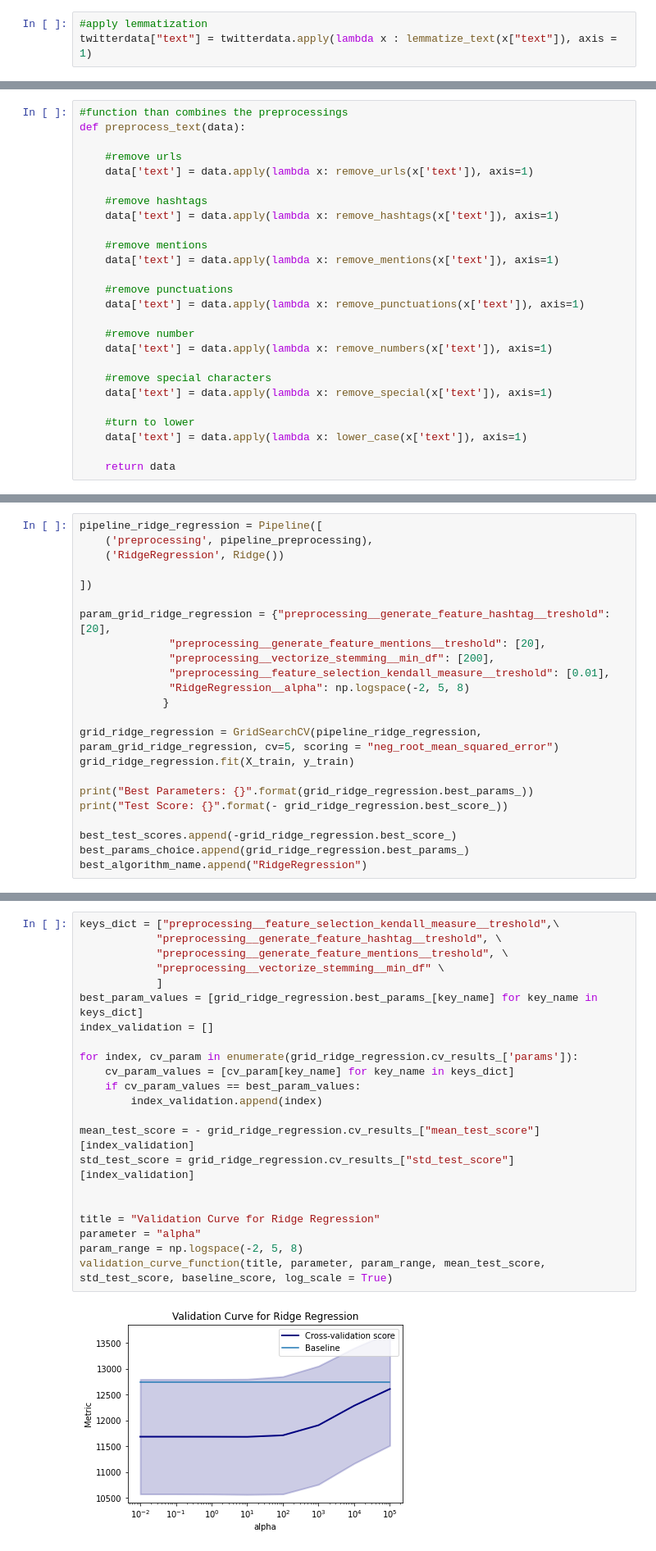
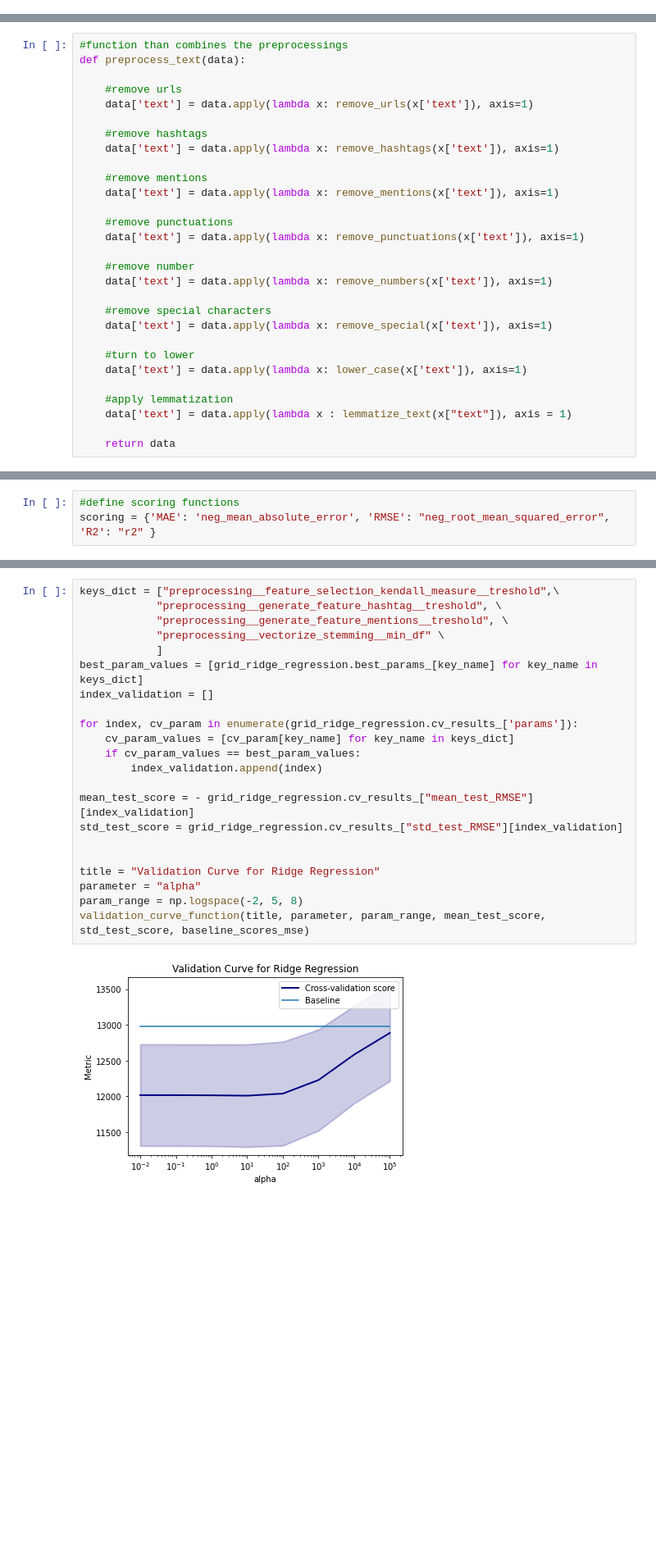
Before and after one commit to JakobLangenbahn/predict_realdonaldtrump_retweets, a Jupyter notebook: Predicting Trumps Retweets.ipynb, the cells around one changed output, grey strips where cells are left out. Shown at 82% size. Drawn from its saved outputs; the diff is of its cells as text; blank space fills up the shorter version.

```diff
--- a/Predicting Trumps Retweets.ipynb
+++ b/Predicting Trumps Retweets.ipynb
@@ -700,6 +683,3 @@ def lemmatize_text(text):
     for word in text.split():
         lemmatized_text.append(wordnet_lemmatizer.lemmatize(word,pos="v"))
     return " ".join(lemmatized_text)
-# %%
-#apply lemmatization
-twitterdata["text"] = twitterdata.apply(lambda x : lemmatize_text(x["text"]), axis = 1)
@@ -771,5 +788,8 @@ def preprocess_text(data):
     #turn to lower
     data['text'] = data.apply(lambda x: lower_case(x['text']), axis=1)
 
+    #apply lemmatization
+    data['text'] = data.apply(lambda x : lemmatize_text(x["text"]), axis = 1)
+
     return data
 # %%
@@ -1060,0 +898,3 @@ def plot_learning_curve(estimator, title, X, y, scoring, baseline_scr, axes=None
+# %%
+#define scoring functions
+scoring = {'MAE': 'neg_mean_absolute_error', 'RMSE': "neg_root_mean_squared_error", 'R2': "r2" }
@@ -1120,23 +1008,0 @@ Test Score: 11625.361370339731
-# %%
-pipeline_ridge_regression = Pipeline([
-    ('preprocessing', pipeline_preprocessing),
-    ('RidgeRegression', Ridge())
-
-])
-
-param_grid_ridge_regression = {"preprocessing__generate_feature_hashtag__treshold": [20],
-              "preprocessing__generate_feature_mentions__treshold": [20],
-              "preprocessing__vectorize_stemming__min_df": [200],
-              "preprocessing__feature_selection_kendall_measure__treshold": [0.01],
-              "RidgeRegression__alpha": np.logspace(-2, 5, 8)
-             }
-
-grid_ridge_regression = GridSearchCV(pipeline_ridge_regression, param_grid_ridge_regression, cv=5, scoring = "neg_root_mean_squared_error")
-grid_ridge_regression.fit(X_train, y_train)
-
-print("Best Parameters: {}".format(grid_ridge_regression.best_params_))
-print("Test Score: {}".format(- grid_ridge_regression.best_score_))
-
-best_test_scores.append(-grid_ridge_regression.best_score_)
-best_params_choice.append(grid_ridge_regression.best_params_)
-best_algorithm_name.append("RidgeRegression")
@@ -1146,27 +1009,27 @@ Test Score: 11682.363877785041
 # %%
 keys_dict = ["preprocessing__feature_selection_kendall_measure__treshold",\
             "preprocessing__generate_feature_hashtag__treshold", \
             "preprocessing__generate_feature_mentions__treshold", \
             "preprocessing__vectorize_stemming__min_df" \
             ]
 best_param_values = [grid_ridge_regression.best_params_[key_name] for key_name in keys_dict]
 index_validation = []
 
 for index, cv_param in enumerate(grid_ridge_regression.cv_results_['params']):
     cv_param_values = [cv_param[key_name] for key_name in keys_dict]
     if cv_param_values == best_param_values:
         index_validation.append(index)
 
-mean_test_score = - grid_ridge_regression.cv_results_["mean_test_score"][index_validation]
-std_test_score = grid_ridge_regression.cv_results_["std_test_score"][index_validation]
+mean_test_score = - grid_ridge_regression.cv_results_["mean_test_RMSE"][index_validation]
+std_test_score = grid_ridge_regression.cv_results_["std_test_RMSE"][index_validation]
 
 
 title = "Validation Curve for Ridge Regression"
 parameter = "alpha"
 param_range = np.logspace(-2, 5, 8)
-validation_curve_function(title, parameter, param_range, mean_test_score, std_test_score, baseline_score, log_scale = True)
+validation_curve_function(title, parameter, param_range, mean_test_score, std_test_score, baseline_scores_mse)
 # %% [output]
-[figure, old version]
+[figure, new version]
 # %% [markdown]
 ### Lasso Regression
 # %%
```
Also changed, not shown: parts of 62 cells of this notebook.
